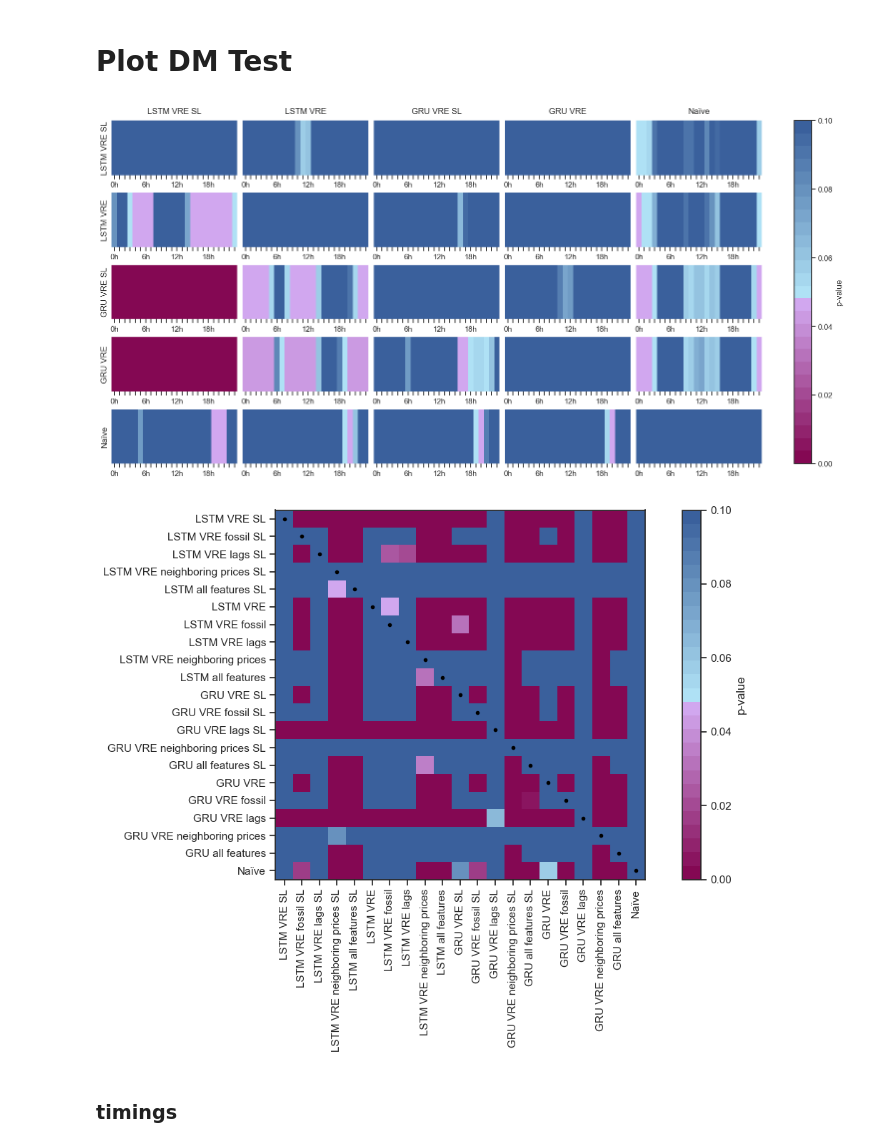
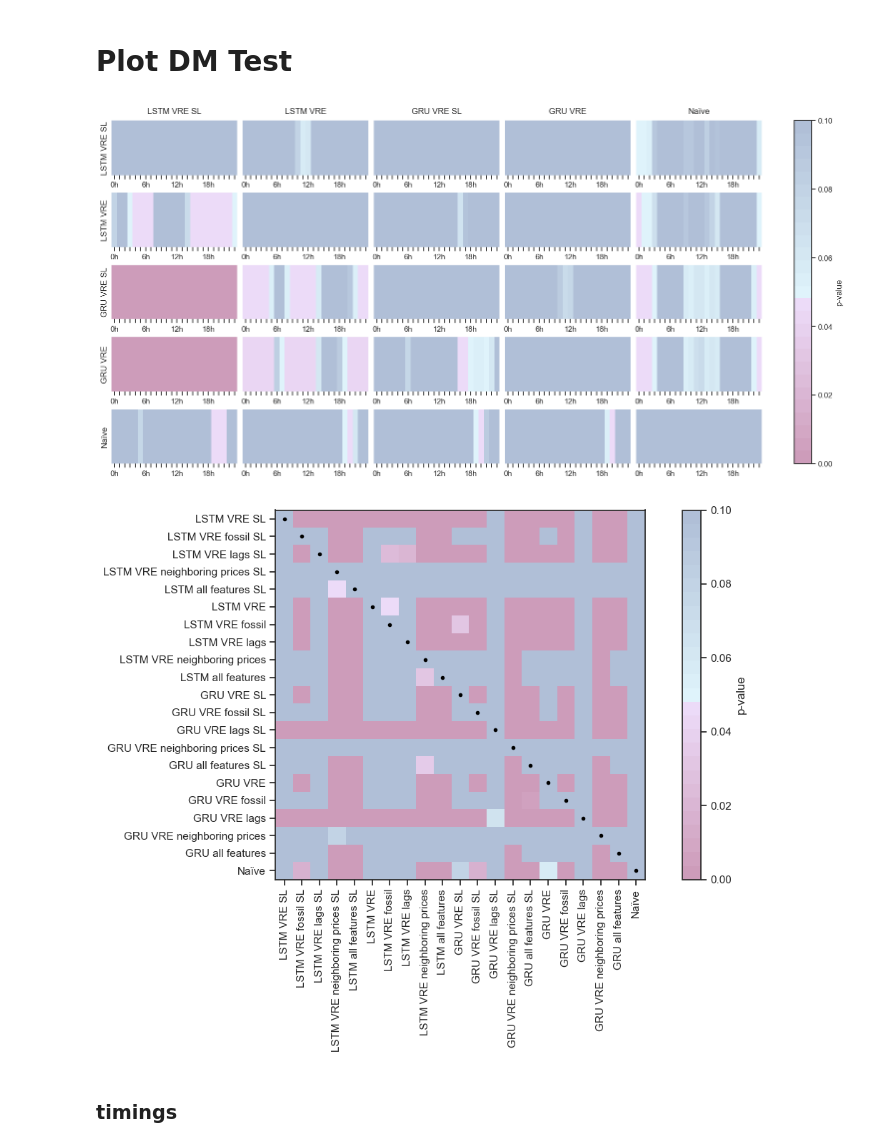
Before and after one commit to valentin-17/epf, a Jupyter notebook: notebooks/other_data_viz.ipynb, the cells around one changed output. Saved outputs shown, nothing was run; the diff lists cells and outputs as text; code cells hidden in the pictures.

```diff
--- a/notebooks/other_data_viz.ipynb
+++ b/notebooks/other_data_viz.ipynb
@@ -173,16 +170,0 @@ plt.show()
-# %%
-import pickle as pkl
-import seaborn as sns
-import pandas as pd
-from matplotlib import pyplot as plt
-
-with open("../data/processed/performance.pkl", "rb") as f:
-    performance = pkl.load(f)
-
-drop_cols = [col for col in performance.keys() if not col.startswith('shifted')]
-p = pd.DataFrame(performance).drop(columns=drop_cols).T.sort_values('mean_absolute_error', ascending=False)
-
-plt.figure(figsize=(12, 4))
-
-sns.barplot(data=p, x=p.index, y='mean_absolute_error')
-plt.xticks(rotation=90)
@@ -964,7 +908,7 @@ c1 = mcolors.to_rgb(COLORS["magenta"])
 c1_stop = mcolors.to_rgb(COLORS["light_purple"])
 c2 = mcolors.to_rgb(COLORS["light_blue"])
 c2_stop = mcolors.to_rgb(COLORS["blue"])
-alpha = 1
+alpha = 0.4
 
 # === Parameters
 N = 256
@@ -996,6 +940,8 @@ rgba_colors = np.concatenate([trimmed_colors, np.full((trimmed_colors.shape[0],
 trimmed_cmap = mcolors.ListedColormap(rgba_colors)
 # %%
 import matplotlib.colors as mcolors
+import matplotlib.pyplot as plt
+import seaborn as sns
 
 # flatten df
 data = []
@@ -1019,6 +965,7 @@ model_a_unique = df['Model_A'].unique()
 model_b_unique = df['Model_B'].unique()
 
 fig, axes = plt.subplots(len(model_b_unique), len(model_a_unique), figsize=(len(model_a_unique) * 3, len(model_b_unique) * 1.5), constrained_layout=True)
+sns.set_theme(style="ticks")
 
 norm = mcolors.Normalize(vmin=0, vmax=0.1)
 
@@ -1026,7 +973,6 @@ for i, model_b in enumerate(model_b_unique):
     for j, model_a in enumerate(model_a_unique):
         ax = axes[i, j] if len(model_b_unique) > 1 and len(model_a_unique) > 1 else (axes[j] if len(model_b_unique) == 1 else axes[i])
 
-        # Mögliche Paar-Namen
         model_pair1 = f"{model_a} & {model_b}"
         model_pair2 = f"{model_b} & {model_a}"
 
@@ -1046,43 +992,35 @@ for i, model_b in enumerate(model_b_unique):
                 cmap=trimmed_cmap,
                 norm=norm,
                 cbar=False,
                 xticklabels=[f'{h}h' if h % 6 == 0 else '' for h in range(24)],
                 yticklabels=[],
                 center=0.05,
                 square=False
             )
         else:
             ax.axis('off')
 
-        # Titel in einzelnen Plots entfernen
         ax.set_title('')
-
-        # yticklabels immer aus (da es ja eine gemeinsame linke Beschriftung geben soll)
         ax.set_yticklabels([])
-
-        # y-Achsen-Ticks ausblenden
         ax.tick_params(axis='y', length=0)
 
-# Obere Reihe mit Model_A als Überschrift (Spalten)
 for ax, model_a in zip(axes[0], model_a_unique):
     ax.set_title(model_a, fontsize=12, pad=10)
 
-# Linke Spalte mit Model_B als y-Achsen-Beschriftung (einfach mittig links)
 for ax, model_b in zip(axes[:, 0], model_b_unique):
     ax.set_ylabel(model_b, rotation=90, fontsize=12, labelpad=10, va='center')
 
-# Farblegende
 fig.colorbar(
     plt.cm.ScalarMappable(cmap=trimmed_cmap, norm=norm),
     ax=axes.ravel().tolist(),
     orientation='vertical',
     label='p-value'
 )
-plt.savefig('../reports/figures/dm_test_univariate.png', bbox_inches='tight')
+plt.savefig('../reports/figures/dm_test_univariate.pdf', bbox_inches='tight')
 
 plt.show()
 # %% [output]
-[figure, old version]
+[figure, new version]
 # %%
 import seaborn as sns
 import matplotlib.pyplot as plt
@@ -1102,9 +1040,9 @@ plt.plot(range(p_values.shape[0]), range(p_values.shape[0]), '.', color='black')
 plt.colorbar(label='p-value')
 plt.tight_layout()
 
-plt.savefig('../reports/figures/dm_test_multivariate.png', bbox_inches='tight')
+plt.savefig('../reports/figures/dm_test_multivariate.pdf', bbox_inches='tight')
 # %% [output]
-[figure, old version]
+[figure, new version]
 # %% [markdown]
 ### timings
 # %%
```
Also changed, not shown: parts of 6 cells of this notebook, 1 other file.
